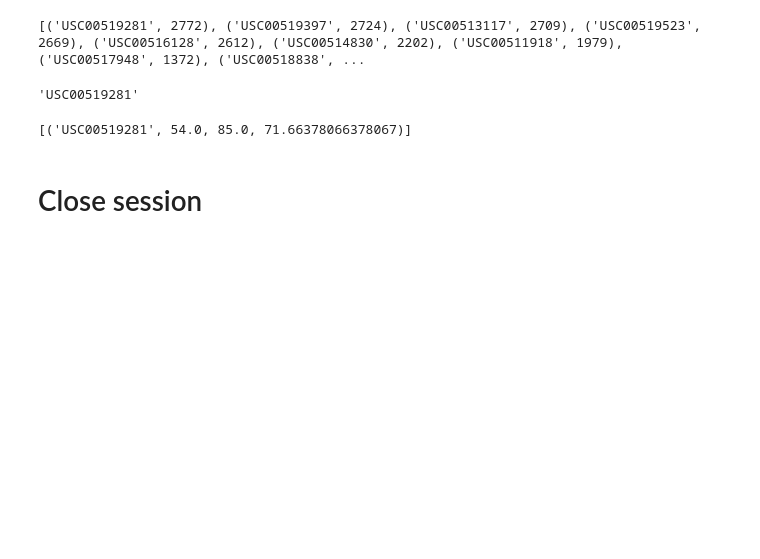
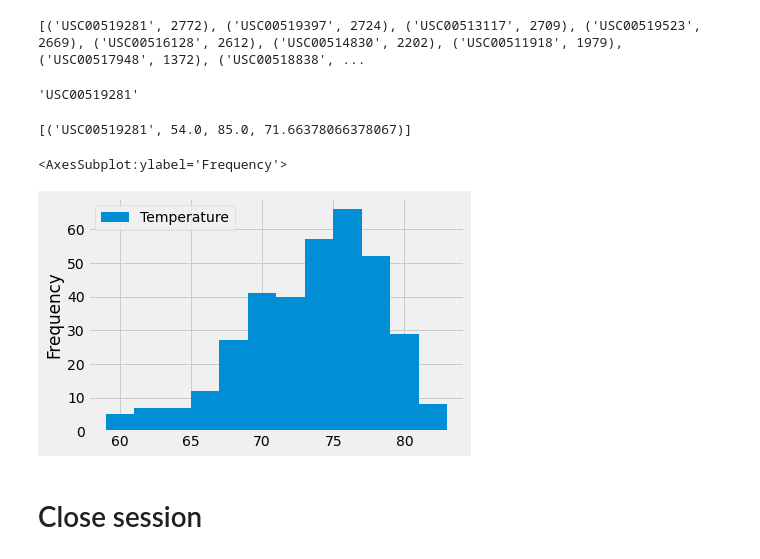
Before and after one commit to canamasc/sqlalchemy-challenge, a Jupyter notebook: Climate Precipitation Analysis.ipynb, the cells around one changed output. Saved outputs shown, nothing was run; the diff lists cells and outputs as text; code cells hidden in the pictures; blank space fills up the shorter version.

```diff
--- a/Climate Precipitation Analysis.ipynb
+++ b/Climate Precipitation Analysis.ipynb
@@ -157,6 +164,20 @@ tempinfo
 # %%
 # Using the most active station id
 # Query the last 12 months of temperature observation data for this station and plot the results as a histogram
+resultstobs = session.query( Measurement.station,
+                       Measurement.date,
+                       Measurement.tobs).filter(Measurement.date >= startdate).filter(Measurement.station == most_act).all()
+df_list1 = [{"Date": result[1], "Temperature": result[2]} for result in resultstobs]
+df1 = (pd.DataFrame(df_list1).sort_values(by='Date')).set_index('Date')
+
+
+df1
+# Use Pandas Plotting with Matplotlib to plot the data
+
+df1.plot.hist(by='Temperature', bins=12,  ylabel="Frequency" )
+# %% [output]
+<AxesSubplot:ylabel='Frequency'>
+[figure, added]
 # %% [markdown]
 # Close session
 # %%
```
Also changed, not shown: parts of 1 cell of this notebook.
